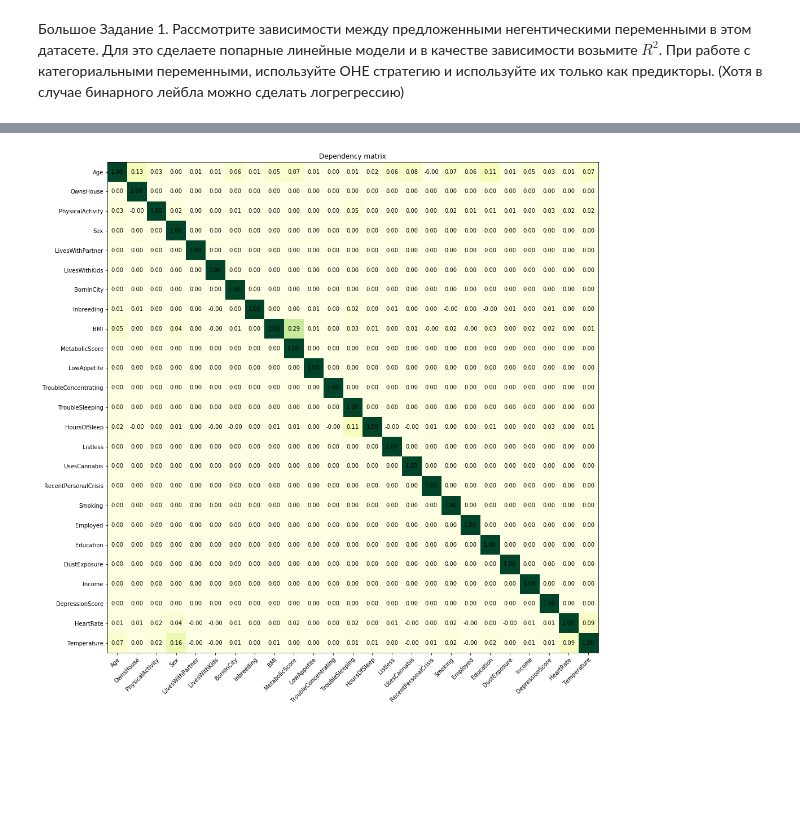
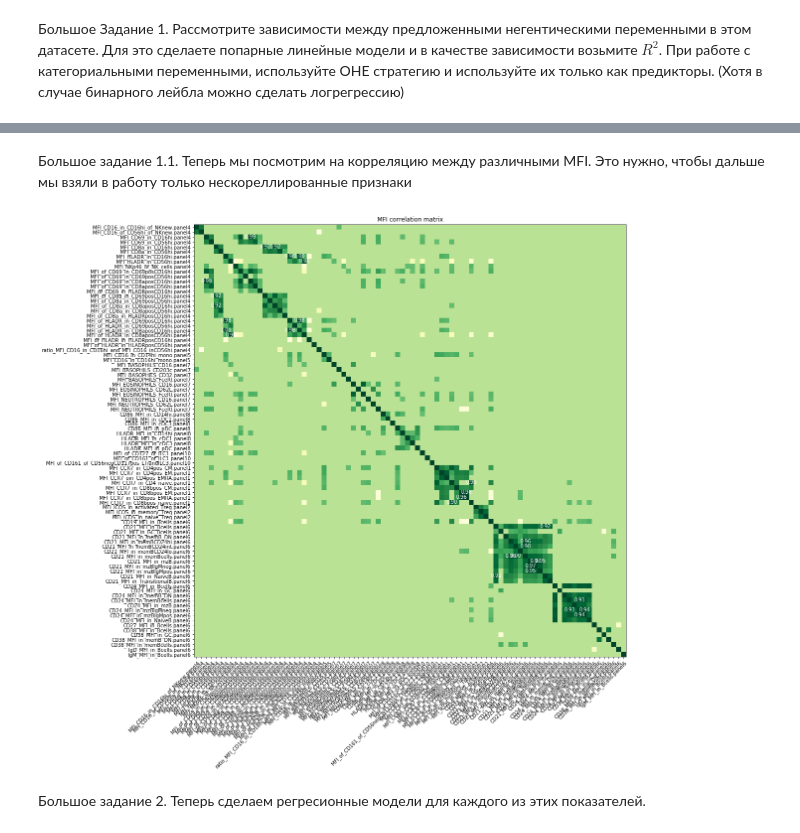
Before and after one commit to azkalot1/bioinfCourse, a Jupyter notebook: BulkRNASeqSeminar.ipynb, the cells around one changed output, grey strips where cells are left out. Saved outputs shown, nothing was run; the diff lists cells and outputs as text; code cells hidden in the pictures; blank space fills up the shorter version.

```diff
--- a/BulkRNASeqSeminar.ipynb
+++ b/BulkRNASeqSeminar.ipynb
@@ -251,7 +259,7 @@ nongenetic_columns = ['Age', 'OwnsHouse',
                       'DepressionScore', 'HeartRate',
                       'Temperature']
 # %%
-#Big task solution 1
+#Big task 1 solution
 import itertools
 from sklearn import linear_model
 #make combinations of feature-outcome
@@ -294,6 +302,22 @@ for pair in combinations:
         reg = linear_model.LinearRegression().fit(X, y)
         r_squared = reg.score(X,y)
         dep_matrix[idx_columns[pair[1]],idx_columns[pair[0]]] = r_squared
+
+f, ax = plt.subplots(1, 1, figsize=(16, 16))
+ax.imshow(dep_matrix, cmap="YlGn");
+ax.set_xticks(np.arange(len(nongenetic_columns)));
+ax.set_yticks(np.arange(len(nongenetic_columns)));
+# ... and label them with the respective list entries
+ax.set_xticklabels(nongenetic_columns);
+ax.set_yticklabels(nongenetic_columns);
+plt.setp(ax.get_xticklabels(), rotation=45, ha="right",
+         rotation_mode="anchor");
+for i in range(len(nongenetic_columns)):
+    for j in range(len(nongenetic_columns)):
+        text = ax.text(j, i, '%.2f' % dep_matrix[i, j],
+                       ha="center", va="center", color="k")
+
+ax.set_title("Dependency matrix")
 # %% [output]
 Feature Age, total features 436, top 5 account for 3.2378580323785804
 Feature OwnsHouse, total features 2, top 5 account for 100.0
@@ -315,20 +341,31 @@ Temperature is numeric
+# %% [markdown]
+Большое задание 1.1. Теперь мы посмотрим на корреляцию между различными MFI. Это нужно, чтобы дальше мы взяли в работу только нескореллированные признаки
+# %%
+MFI_cols = [x for x in dt_ns.columns.values if 'MFI_' in x]
 # %%
+#Big task 1.1 solution
+corr_matrix = dt_ns[MFI_cols].corr()
+corr_matrix.values[np.abs(corr_matrix.values)<0.3] = 0
 f, ax = plt.subplots(1, 1, figsize=(16, 16))
-ax.imshow(dep_matrix, cmap="YlGn");
-ax.set_xticks(np.arange(len(nongenetic_columns)));
-ax.set_yticks(np.arange(len(nongenetic_columns)));
+ax.imshow(corr_matrix.values, cmap="YlGn");
+ax.set_xticks(np.arange(len(MFI_cols)));
+ax.set_yticks(np.arange(len(MFI_cols)));
 # ... and label them with the respective list entries
-ax.set_xticklabels(nongenetic_columns);
-ax.set_yticklabels(nongenetic_columns);
+ax.set_xticklabels(MFI_cols);
+ax.set_yticklabels(MFI_cols);
 plt.setp(ax.get_xticklabels(), rotation=45, ha="right",
          rotation_mode="anchor");
-for i in range(len(nongenetic_columns)):
-    for j in range(len(nongenetic_columns)):
-        text = ax.text(j, i, '%.2f' % dep_matrix[i, j],
-                       ha="center", va="center", color="k")
+for i in range(len(MFI_cols)):
+    for j in range(len(MFI_cols)):
+        if corr_matrix.values[i, j]>=0.9 and i!=j:
+            text = ax.text(j, i, '%.2f' % corr_matrix.values[i, j],
+                           ha="center", va="center", color="w")
 
-ax.set_title("Dependency matrix")
-fig.tight_layout()
-plt.show()
+ax.set_title("MFI correlation matrix");
+#Select feature if only all correlation are less than 0.6  - quick and dirty
+noncorrelated_features = corr_matrix.apply(lambda x: all(x[x!=1]<0.8))
+noncorrelated_features = noncorrelated_features.index[noncorrelated_features==True].tolist()
 # %% [output]
-[figure, old version]
+[figure, new version]
+# %% [markdown]
+Большое задание 2. Теперь сделаем регресионные модели для каждого из этих показателей.
```
Also changed, not shown: parts of 10 cells of this notebook.
